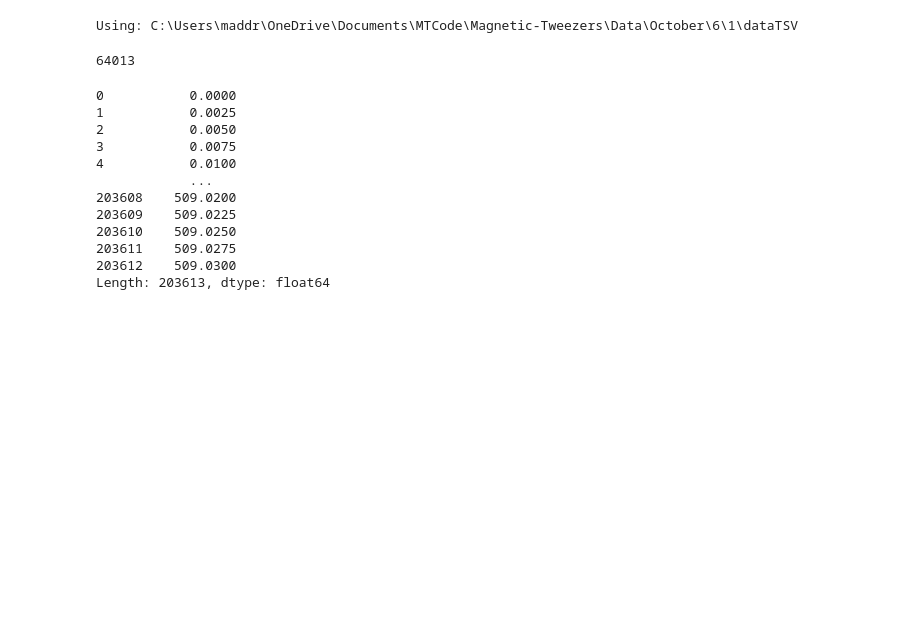
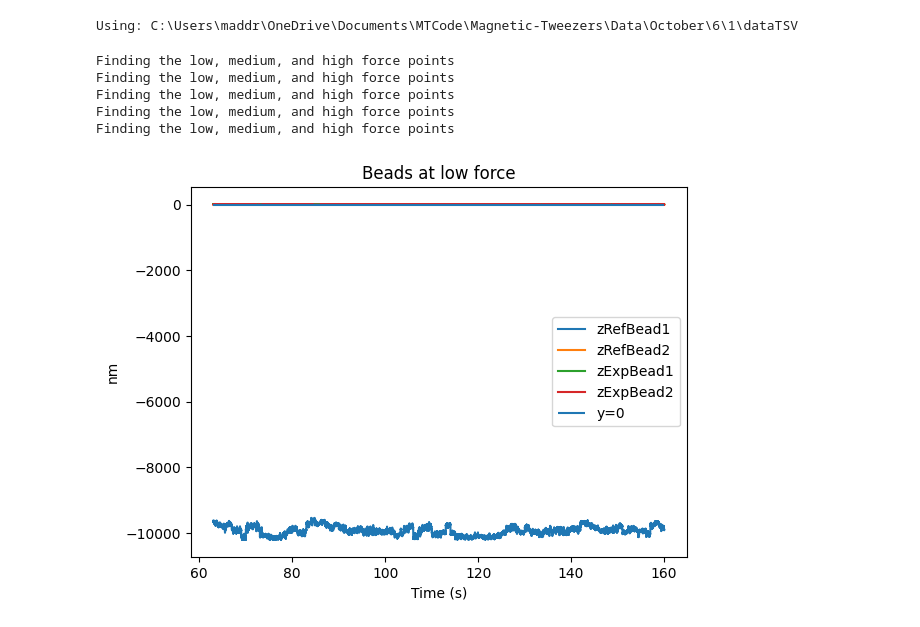
Before and after one commit to cmaddry/Magnetic-Tweezers, a Jupyter notebook: Scripts/AutoScriptTest.ipynb, the cells around one changed output. Cells and saved outputs as stored; diff of their text form; code cells hidden in the pictures; blank space fills up the shorter version.

```diff
--- a/Scripts/AutoScriptTest.ipynb
+++ b/Scripts/AutoScriptTest.ipynb
@@ -52,33 +52,31 @@ timeVector = pd.Series(range(len(dataFrame)))/400
 # %% [output]
 Using: C:\Users\maddr\OneDrive\Documents\MTCode\Magnetic-Tweezers\Data\October\6\1\dataTSV
 # %%
-# lowForceStart = 40000
-# lowForceEnd = 60000
 lowForce = []
 highForce = []
 mediumForce = []
+
 for index, row in dataFrame.iterrows():
-    if row['linearMotor'] < 15:
-        lowForce = lowForce + [index]
-    if row['linearMotor'] > 15 & row['linearMotor'] < 28:
-        highForce = highForce + [index]
+    if row['linearMotor'] <= 15: lowForce = lowForce + [index]
+    if 15 < row['linearMotor'] <= 28: mediumForce = mediumForce + [index]
+    if 30 < row['linearMotor']: highForce = highForce + [index]
+    if index % 50000 == 0: print("Finding the low, medium, and high force points")
+# %% [output]
+Finding the low, medium, and high force points
+Finding the low, medium, and high force points
+Finding the low, medium, and high force points
+Finding the low, medium, and high force points
+Finding the low, medium, and high force points
-# %%
-
-plt.plot()
-# %% [output]
-64013
-# %%
-timeVector
-# %% [output]
-0           0.0000
-1           0.0025
-2           0.0050
-3           0.0075
-4           0.0100
-            ...
-203608    509.0200
-203609    509.0225
-203610    509.0250
-203611    509.0275
-203612    509.0300
-Length: 203613, dtype: float64
+# %%
+# Goes through and plots (the different beads) - refbead1 so the user can determine which beads are tethers and which are reference beads.
+for column in dataFrame.columns:
+    if column[0] == 'z': a = plt.plot(timeVector[min(lowForce):max(lowForce)], dataFrame[column][min(lowForce):max(lowForce)] - dataFrame['zRefBead2'][min(lowForce):max(lowForce)],
+                                      label=column)
+# Labelling of the plot
+plt.title("Beads at low force");
+plt.xlabel("Time (s)");
+plt.ylabel("nm");
+plt.hlines(0, timeVector[min(lowForce)], timeVector[max(lowForce)], label="y=0")
+plt.legend(loc='best');
+# %% [output]
+[figure, added]
```
Also changed, not shown: parts of 2 cells of this notebook.
